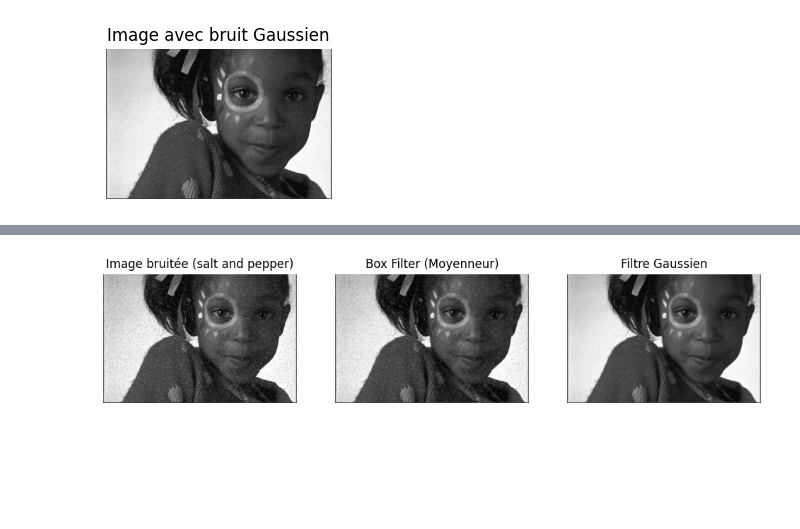
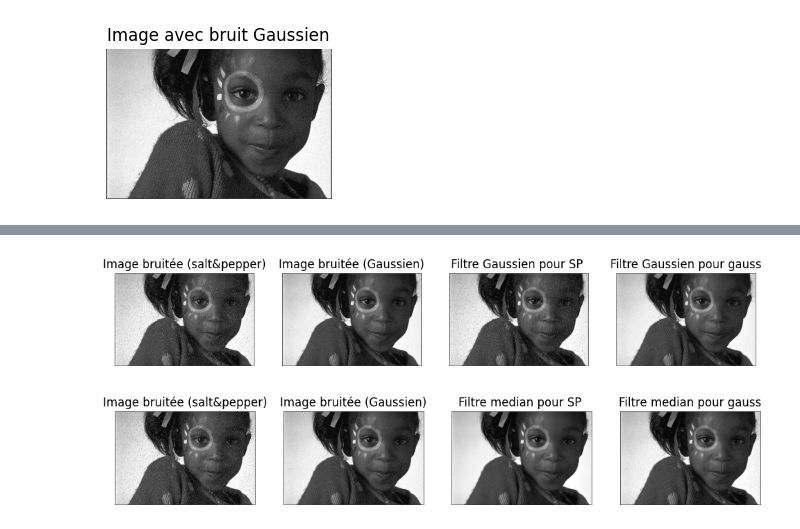
Before and after one commit to imanekadri/Image-Processing-Project-Kodak-, a Jupyter notebook: NoteBook/analysis_image15.ipynb, the cells around one changed output, grey strips where cells are left out. Saved outputs shown, nothing was run; the diff lists cells and outputs as text; code cells hidden in the pictures; blank space fills up the shorter version.

```diff
--- a/NoteBook/analysis_image15.ipynb
+++ b/NoteBook/analysis_image15.ipynb
@@ -279,24 +281,29 @@ plt.show()
 # %%
-img_filter_gauss_sp=cv2.blur(noisy_img_salt_pepper ,(3,3))
-img_filter_gauss_for_gauss=cv2.blur(img_noisy_gauss ,(3,3))
+img_filter_gauss_sp = cv2.GaussianBlur(noisy_img_salt_pepper, (3,3), sigmaX=1)
+img_filter_gauss_for_gauss = cv2.GaussianBlur(img_noisy_gauss, (3,3), sigmaX=1)
-# %%
-plt.figure(figsize=(12,4))
-
-plt.subplot(1,3,1)
-plt.imshow(noisy_img_salt_pepper, cmap='gray')
-plt.title("Image bruitée (salt and pepper)")
-plt.axis('off')
-
-plt.subplot(1,3,2)
-plt.imshow(img_blur_sp, cmap='gray')
-plt.title("Box Filter (Moyenneur)")
-plt.axis('off')
-
-plt.subplot(1,3,3)
-plt.imshow(img_blur_gauss, cmap='gray')
-plt.title("Filtre Gaussien")
-plt.axis('off')
-
-plt.show()
-# %% [output]
-[figure, removed]
+# %%
+plt.figure(figsize=(12,4))
+
+plt.subplot(1,4,1)
+plt.imshow(noisy_img_salt_pepper, cmap='gray')
+plt.title("Image bruitée (salt&pepper)")
+plt.axis('off')
+
+plt.subplot(1,4,2)
+plt.imshow(img_noisy_gauss, cmap='gray')
+plt.title("Image bruitée (Gaussien)")
+plt.axis('off')
+
+plt.subplot(1,4,3)
+plt.imshow(img_filter_gauss_sp, cmap='gray')
+plt.title("Filtre Gaussien pour SP ")
+plt.axis('off')
+
+plt.subplot(1,4,4)
+plt.imshow(img_filter_gauss_for_gauss, cmap='gray')
+plt.title("Filtre Gaussien pour gauss")
+plt.axis('off')
+
+plt.show()
+# %% [output]
+[figure, added]
@@ -302,0 +313,26 @@ plt.show()
+# %%
+plt.figure(figsize=(12,4))
+
+plt.subplot(1,4,1)
+plt.imshow(noisy_img_salt_pepper, cmap='gray')
+plt.title("Image bruitée (salt&pepper)")
+plt.axis('off')
+
+plt.subplot(1,4,2)
+plt.imshow(img_noisy_gauss, cmap='gray')
+plt.title("Image bruitée (Gaussien)")
+plt.axis('off')
+
+plt.subplot(1,4,3)
+plt.imshow(median_sp, cmap='gray')
+plt.title("Filtre median pour SP ")
+plt.axis('off')
+
+plt.subplot(1,4,4)
+plt.imshow(median_gauss, cmap='gray')
+plt.title("Filtre median pour gauss")
+plt.axis('off')
+
+plt.show()
+# %% [output]
+[figure, added]
```
Also changed, not shown: parts of 26 cells of this notebook, 4 other files.
